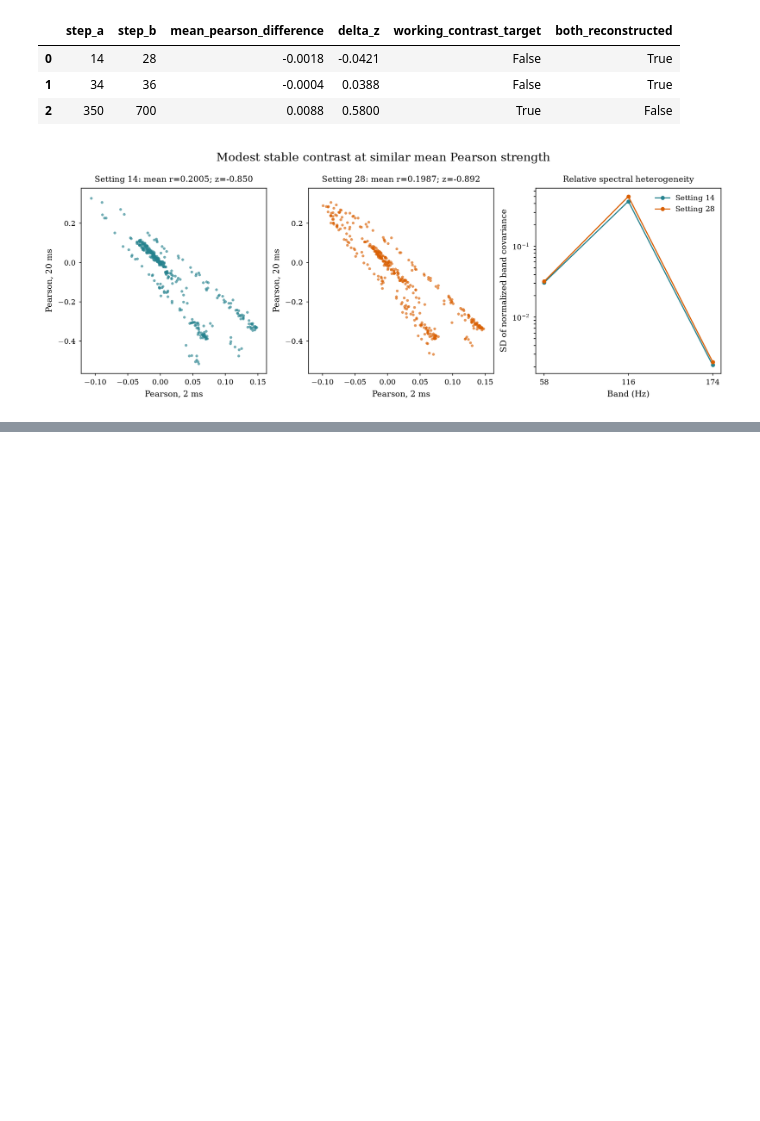
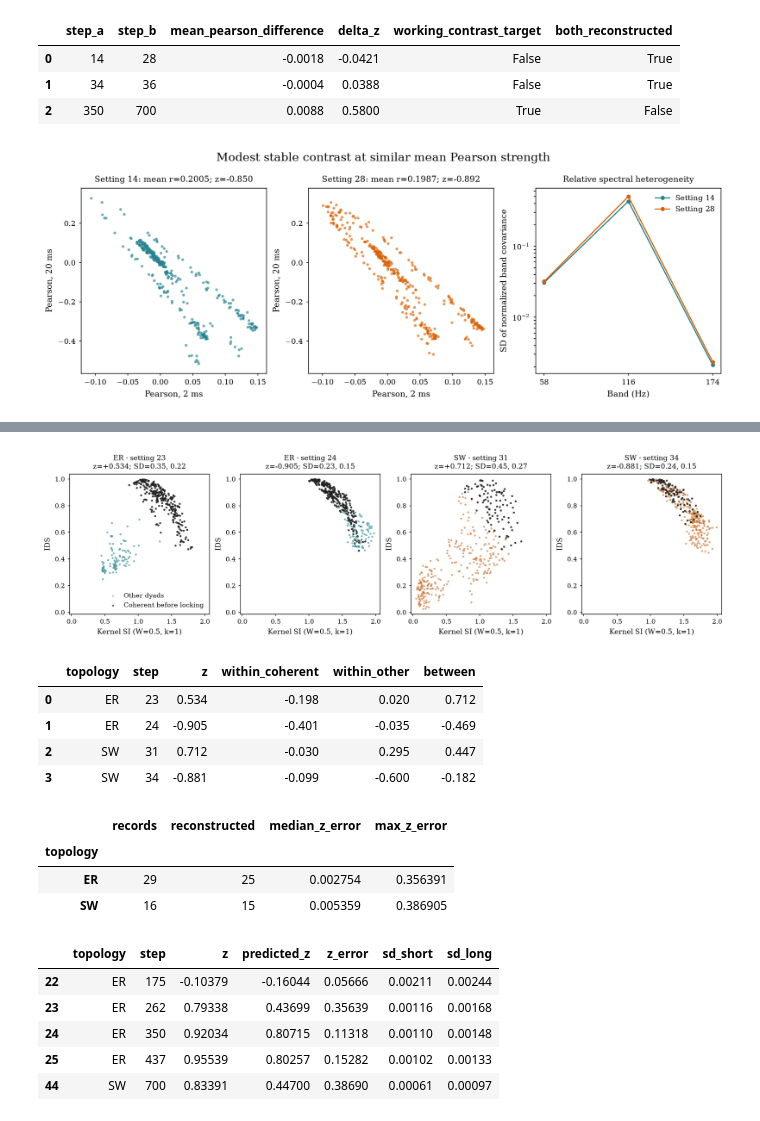
Before and after one commit to willedibam/mts-spi-study-cluster, a Jupyter notebook: research/empirical/hardware_pilot/notebooks/hardware-pilot-calibrate.ipynb, the cells around one changed output, grey strips where cells are left out. Cells and saved outputs as stored; diff of their text form; code cells hidden in the pictures; blank space fills up the shorter version.

```diff
--- a/research/empirical/hardware_pilot/notebooks/hardware-pilot-calibrate.ipynb
+++ b/research/empirical/hardware_pilot/notebooks/hardware-pilot-calibrate.ipynb
@@ -196,17 +221,38 @@ if full is not None:
 # %%
 if full is not None:
     row_index = {(r['topology'],r['step']):i for i,r in enumerate(bank.rows)}
     transition_rows = [row_index[k] for k in [('ER',23),('ER',24),('SW',31),('SW',34)]]
     candidate = int(other.iloc[0].feature_index) if len(other) else candidates[0]
-    full_figure(plot_edge_contrast(bank, candidate, transition_rows), 'candidate-original-edges')
+    groups = carrier_groups(bank)
+    full_figure(plot_edge_contrast(bank, candidate, transition_rows, groups), 'candidate-original-edges')
+    mixture = partition_covariance(bank, candidate, transition_rows, groups)
+    mixture.to_csv(FIG/'candidate-covariance-partition.csv', index=False)
+    display(mixture[['topology','step','z','within_coherent','within_other','between']].round(3))
     for topology, a, b in [('ER',23,24),('SW',31,34)]:
         left, right = row_index[topology,a], row_index[topology,b]
         if np.isfinite(models['er'].project(bank.z)[[left,right],0]).all():
             contrast_contributions(bank, models['er'], left, right).head(20).to_csv(
                 FIG/f'{topology.lower()}-transition-contributions.csv', index=False)
     benchmark = full['benchmark']
     display(benchmark.groupby('topology').agg(
         records=('name','size'), reconstructed=('reconstruction_target_met','sum'),
         median_z_error=('z_error','median'), max_z_error=('z_error','max')))
     display(benchmark.loc[~benchmark.reconstruction_target_met,
         ['topology','step','z','predicted_z','z_error','sd_short','sd_long']].round(5))
+# %% [output]
+[figure, added]
+|  | topology | step | z | within_coherent | within_other | between |
+| 0 | ER | 23 | 0.534 | -0.198 | 0.020 | 0.712 |
+| 1 | ER | 24 | -0.905 | -0.401 | -0.035 | -0.469 |
+| 2 | SW | 31 | 0.712 | -0.030 | 0.295 | 0.447 |
+| 3 | SW | 34 | -0.881 | -0.099 | -0.600 | -0.182 |
+|  | records | reconstructed | median_z_error | max_z_error |
+| topology |  |  |  |  |
+| ER | 29 | 25 | 0.002754 | 0.356391 |
+| SW | 16 | 15 | 0.005359 | 0.386905 |
+|  | topology | step | z | predicted_z | z_error | sd_short | sd_long |
+| 22 | ER | 175 | -0.10379 | -0.16044 | 0.05666 | 0.00211 | 0.00244 |
+| 23 | ER | 262 | 0.79338 | 0.43699 | 0.35639 | 0.00116 | 0.00168 |
+| 24 | ER | 350 | 0.92034 | 0.80715 | 0.11318 | 0.00110 | 0.00148 |
+| 25 | ER | 437 | 0.95539 | 0.80257 | 0.15282 | 0.00102 | 0.00133 |
+| 44 | SW | 700 | 0.83391 | 0.44700 | 0.38690 | 0.00061 | 0.00097 |
```
Also changed, not shown: parts of 5 cells of this notebook, 4 other files.
